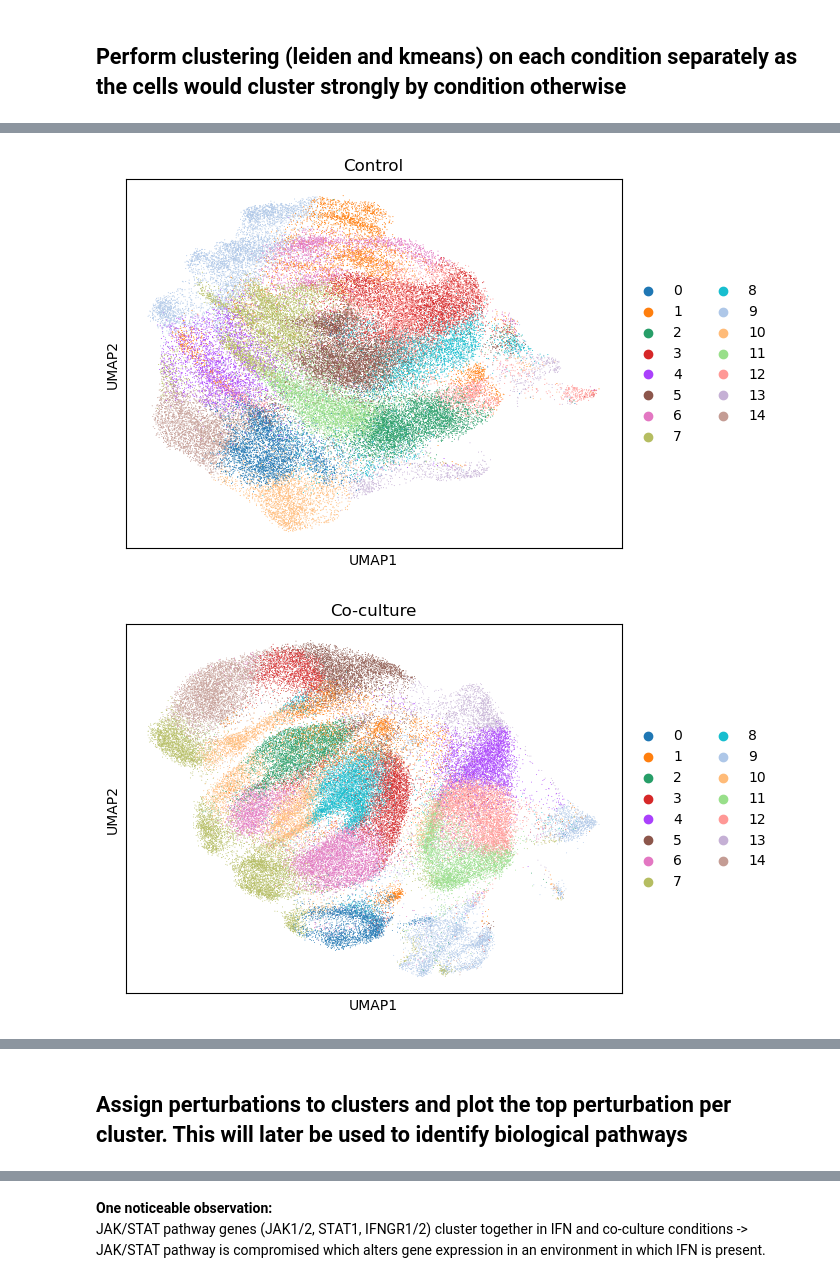
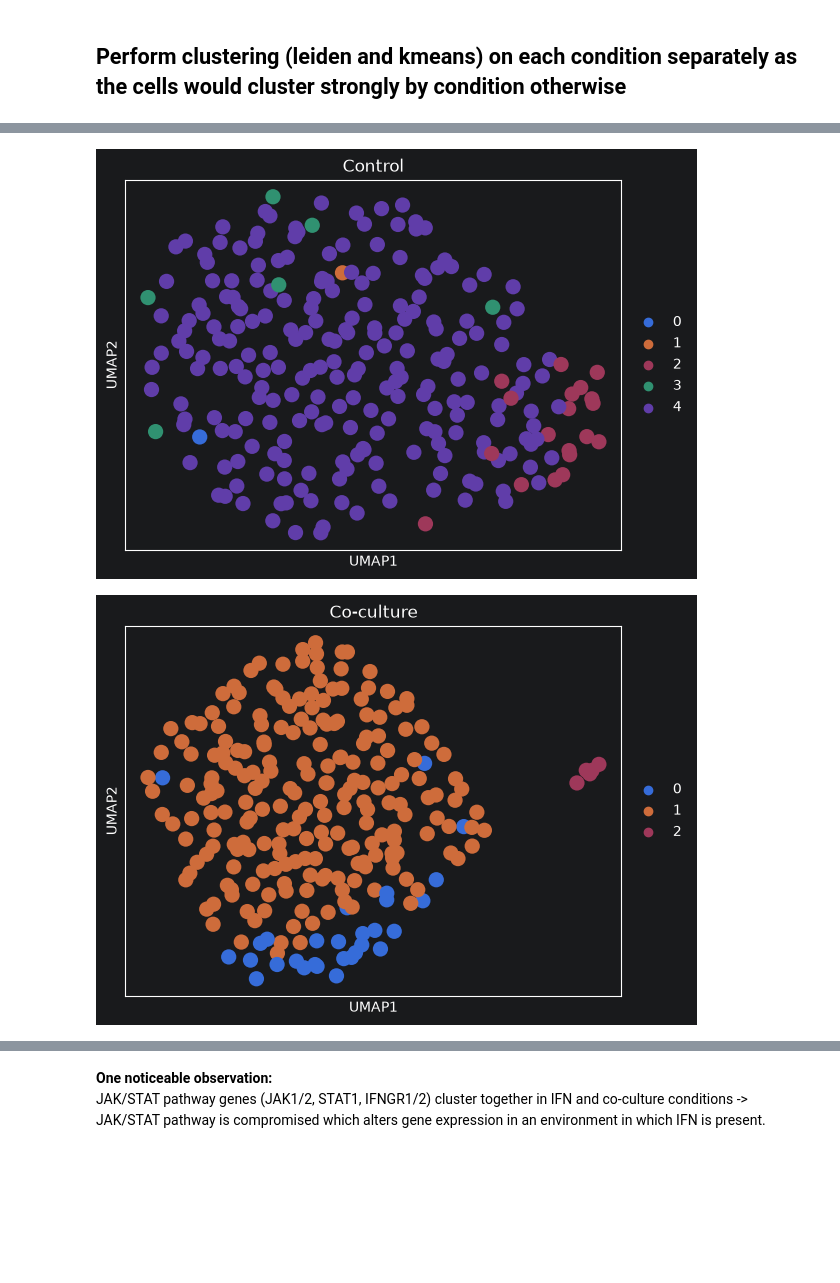
Before and after one commit to leventetn/SingleCellCourse_TA-LTN, a Jupyter notebook: notebooks/perturbation_clustering.ipynb, the cells around one changed output, grey strips where cells are left out. Cells and saved outputs as stored; diff of their text form; code cells hidden in the pictures; blank space fills up the shorter version.

```diff
--- a/notebooks/perturbation_clustering.ipynb
+++ b/notebooks/perturbation_clustering.ipynb
@@ -11,8 +11,8 @@ seed = 123
 # %% [markdown]
 ## Read the pre-processed dataset (see Task 1)
 # %%
-data_dir = '../../data/frangieh'
-adata = sc.read_h5ad(f"{data_dir}/dataset_pp_tim.h5ad")
+data_dir = '../data/frangieh'
+adata = sc.read_h5ad(f"{data_dir}/dataset_hv_tim.h5ad")
 # %% [markdown]
 ## Define functions for clustering (including visualizatino with UMAP) and the required dimensionality reduction
 # %%
@@ -34,9 +44,14 @@ def louvain(adata, resolution=1, title=None):
     sc.tl.louvain(adata, resolution=resolution)
     sc.pl.umap(adata, color='louvain', title=title)
 # %%
-adata_ctl = adata[adata.obs.perturbation_2.eq('Control')]
-adata_IFN = adata[adata.obs.perturbation_2.eq('Co-culture')]
-adata_co = adata[adata.obs.perturbation_2.eq('IFNγ')]
+adata_ctl = adata[adata.obs['perturbation_2'].eq('Control')]
+adata_ctl = aggregate_perturbations(adata_ctl)
+
+adata_IFN = adata[adata.obs['perturbation_2'].eq('Co-culture')]
+adata_IFN = aggregate_perturbations(adata_IFN)
+
+adata_co = adata[adata.obs['perturbation_2'].eq('IFNγ')]
+adata_co = aggregate_perturbations(adata_co)
 # %%
 def dim_reduction(adata):
     sc.pp.pca(adata)
@@ -48,0 +66,16 @@ dim_reduction(adata_co)
+# %%
+from sklearn.metrics import silhouette_score
+
+for treatment_df in [adata_ctl, adata_IFN, adata_co]:
+    inertias = []
+    for k in range(1,11):
+        kmeans = cl_kmeans(adata=treatment_df, k=k)
+        inertias.append(kmeans.inertia_)
+
+    inertias = {
+        'k':range(1,11),
+        'inertia':inertias,
+    }
+
+    sns.relplot(inertias, x='k', y='inertia', kind='line', marker='o')
+    plt.title(treatment_df.obs.perturbation_2.values[0])
@@ -50,5 +87,5 @@ dim_reduction(adata_co)
 ## Perform clustering (leiden and kmeans) on each condition separately as the cells would cluster strongly by condition otherwise
 # %%
 for condition_data in [adata_ctl, adata_IFN, adata_co]:
-    leiden(condition_data, 0.7, condition_data.obs.perturbation_2.values[0])
+    leiden(condition_data, 1, condition_data.obs.perturbation_2.values[0])
 # %% [output]
@@ -58,6 +95,10 @@ for condition_data in [adata_ctl, adata_IFN, adata_co]:
 # %%
-for condition_data in [adata_ctl, adata_IFN, adata_co]:
-    kmeans(condition_data, 15, condition_data.obs.perturbation_2.values[0])
+for condition_data, k in [[adata_ctl,5], [adata_IFN,3], [adata_co,3]]:
+    cl_kmeans(
+        adata=condition_data,
+        k=k,
+        plot=True,
+        title=condition_data.obs.perturbation_2.values[0])
 # %% [output]
-[figure, old version]
+[figure, new version]
-[figure, old version]
+[figure, new version]
@@ -68,2 +105,0 @@ for condition_data in [adata_ctl, adata_IFN, adata_co]:
-# %% [markdown]
-## Assign perturbations to clusters and plot the top perturbation per cluster. This will later be used to identify biological pathways
```
Also changed, not shown: parts of 13 cells of this notebook.
